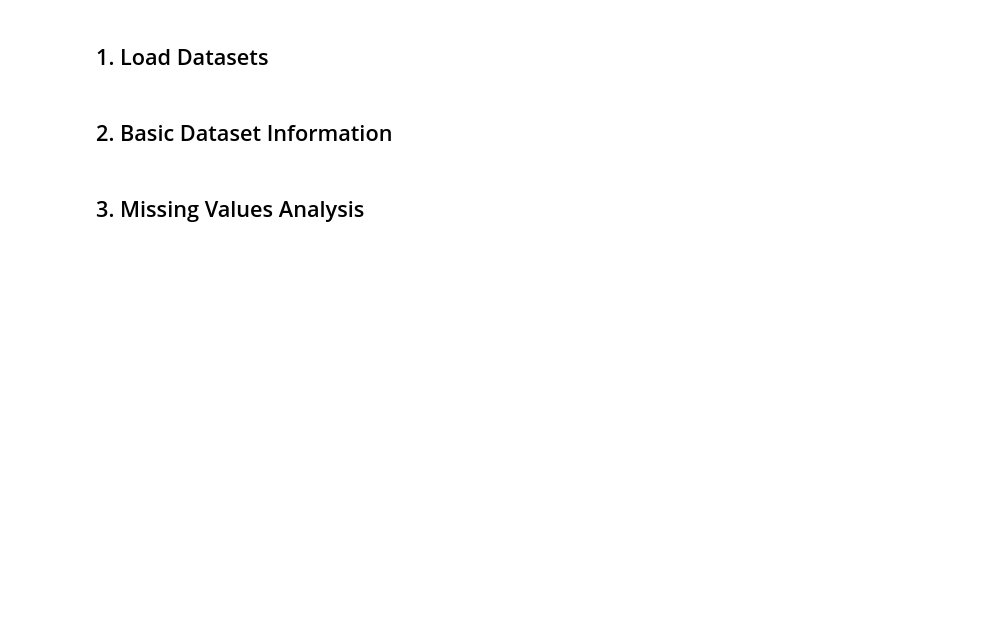
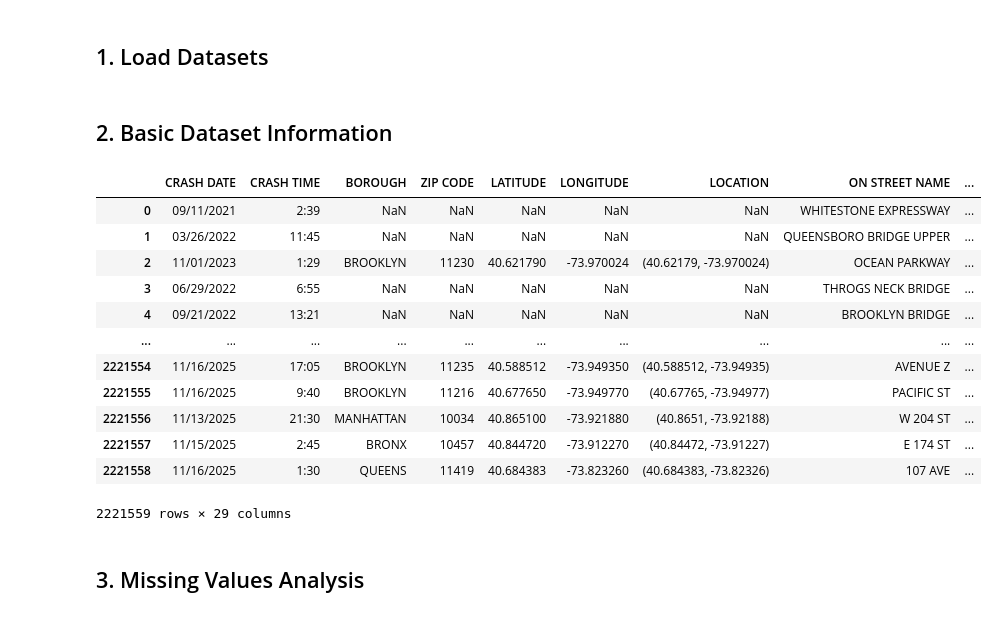
Before and after one commit to Majed-Mohamed/DataEngineering_ML1, a Jupyter notebook: notebooks/01_load_and_eda.ipynb, the cells around one changed output. Saved outputs shown, nothing was run; the diff lists cells and outputs as text; code cells hidden in the pictures; blank space fills up the shorter version.

```diff
--- a/notebooks/01_load_and_eda.ipynb
+++ b/notebooks/01_load_and_eda.ipynb
@@ -27,7 +33,22 @@ sns.set_style('whitegrid')
 # %% [markdown]
 ## 2. Basic Dataset Information
 # %%
-# TODO: Display shape, columns, data types, memory usage
+# Quick preview
+display (df_crashes)
+# %% [output]
+|  | CRASH DATE | CRASH TIME | BOROUGH | ZIP CODE | LATITUDE | LONGITUDE | LOCATION | ON STREET NAME | ... |
+| 0 | 09/11/2021 | 2:39 | NaN | NaN | NaN | NaN | NaN | WHITESTONE EXPRESSWAY | ... |
+| 1 | 03/26/2022 | 11:45 | NaN | NaN | NaN | NaN | NaN | QUEENSBORO BRIDGE UPPER | ... |
+| 2 | 11/01/2023 | 1:29 | BROOKLYN | 11230 | 40.621790 | -73.970024 | (40.62179, -73.970024) | OCEAN PARKWAY | ... |
+| 3 | 06/29/2022 | 6:55 | NaN | NaN | NaN | NaN | NaN | THROGS NECK BRIDGE | ... |
+| 4 | 09/21/2022 | 13:21 | NaN | NaN | NaN | NaN | NaN | BROOKLYN BRIDGE | ... |
+| ... | ... | ... | ... | ... | ... | ... | ... | ... | ... |
+| 2221554 | 11/16/2025 | 17:05 | BROOKLYN | 11235 | 40.588512 | -73.949350 | (40.588512, -73.94935) | AVENUE Z | ... |
+| 2221555 | 11/16/2025 | 9:40 | BROOKLYN | 11216 | 40.677650 | -73.949770 | (40.67765, -73.94977) | PACIFIC ST | ... |
+| 2221556 | 11/13/2025 | 21:30 | MANHATTAN | 10034 | 40.865100 | -73.921880 | (40.8651, -73.92188) | W 204 ST | ... |
+| 2221557 | 11/15/2025 | 2:45 | BRONX | 10457 | 40.844720 | -73.912270 | (40.84472, -73.91227) | E 174 ST | ... |
+| 2221558 | 11/16/2025 | 1:30 | QUEENS | 11419 | 40.684383 | -73.823260 | (40.684383, -73.82326) | 107 AVE | ... |
+2221559 rows × 29 columns
 # %% [markdown]
 ## 3. Missing Values Analysis
 # %%
```
Also changed, not shown: parts of 10 cells of this notebook, 37 other files.
